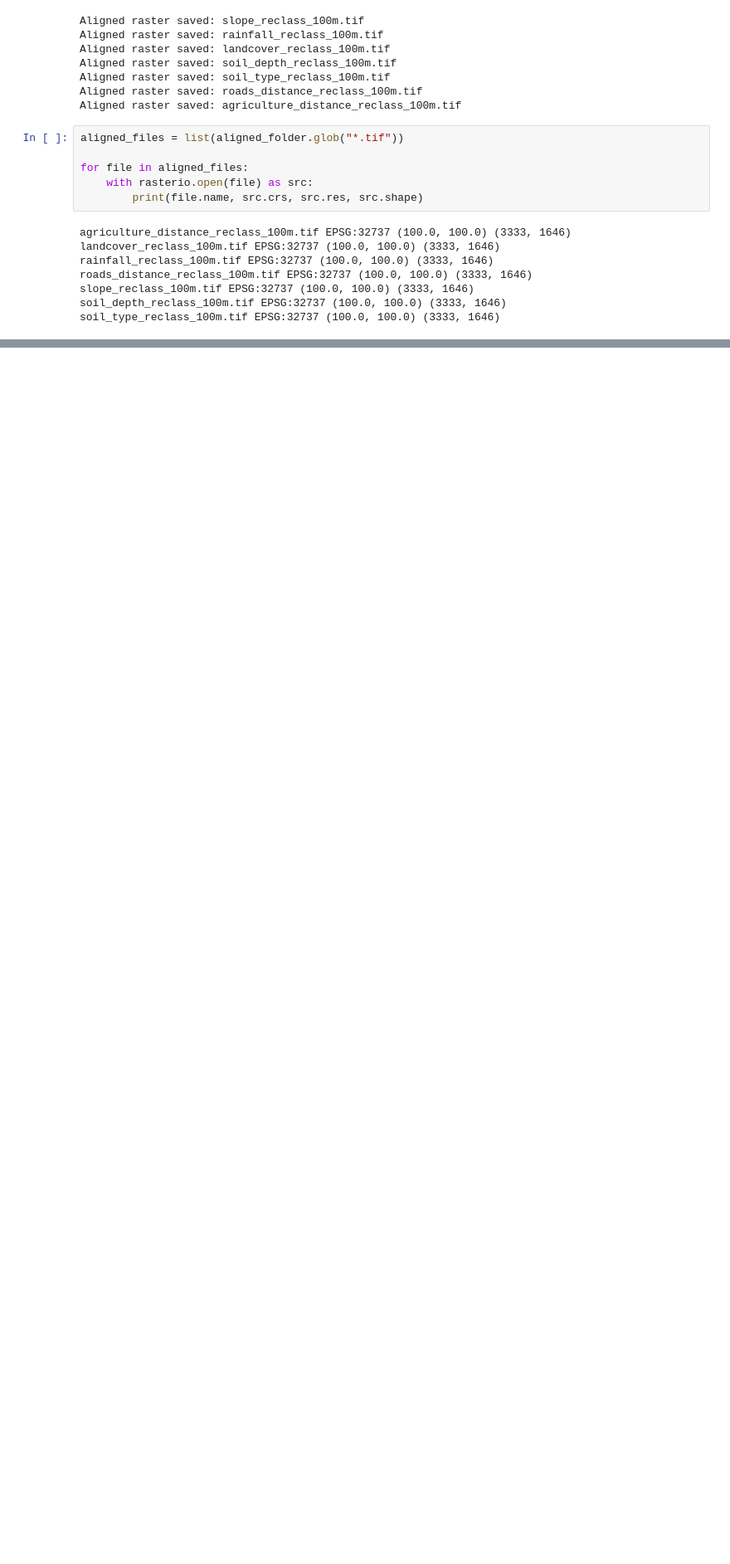
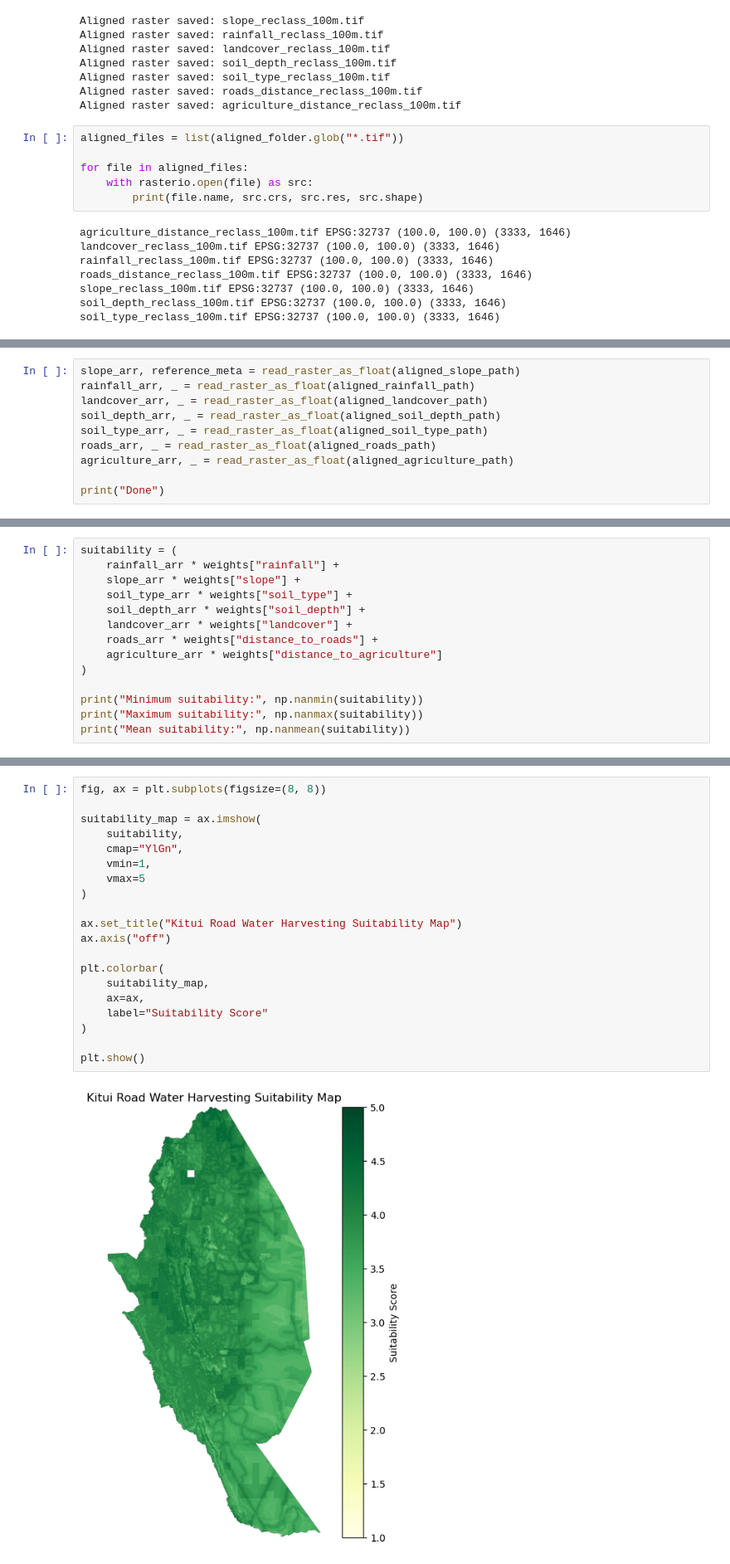
Before and after one commit to CAMSIR/Kitui--RWH-python-postgis, a Jupyter notebook: notebooks/02_raster_data_exploration.ipynb, the cells around one changed output, grey strips where cells are left out. Shown at 83% size. Cells and saved outputs as stored; diff of their text form; blank space fills up the shorter version.

Commit message:
Add final RWH suitability workflow and map

```diff
--- a/notebooks/02_raster_data_exploration.ipynb
+++ b/notebooks/02_raster_data_exploration.ipynb
@@ -1247,0 +1291,10 @@ soil_type_reclass_100m.tif EPSG:32737 (100.0, 100.0) (3333, 1646)
+# %%
+slope_arr, reference_meta = read_raster_as_float(aligned_slope_path)
+rainfall_arr, _ = read_raster_as_float(aligned_rainfall_path)
+landcover_arr, _ = read_raster_as_float(aligned_landcover_path)
+soil_depth_arr, _ = read_raster_as_float(aligned_soil_depth_path)
+soil_type_arr, _ = read_raster_as_float(aligned_soil_type_path)
+roads_arr, _ = read_raster_as_float(aligned_roads_path)
+agriculture_arr, _ = read_raster_as_float(aligned_agriculture_path)
+
+print("Done")
@@ -1247,0 +1317,14 @@ soil_type_reclass_100m.tif EPSG:32737 (100.0, 100.0) (3333, 1646)
+# %%
+suitability = (
+    rainfall_arr * weights["rainfall"] +
+    slope_arr * weights["slope"] +
+    soil_type_arr * weights["soil_type"] +
+    soil_depth_arr * weights["soil_depth"] +
+    landcover_arr * weights["landcover"] +
+    roads_arr * weights["distance_to_roads"] +
+    agriculture_arr * weights["distance_to_agriculture"]
+)
+
+print("Minimum suitability:", np.nanmin(suitability))
+print("Maximum suitability:", np.nanmax(suitability))
+print("Mean suitability:", np.nanmean(suitability))
@@ -1247,0 +1339,22 @@ soil_type_reclass_100m.tif EPSG:32737 (100.0, 100.0) (3333, 1646)
+# %%
+fig, ax = plt.subplots(figsize=(8, 8))
+
+suitability_map = ax.imshow(
+    suitability,
+    cmap="YlGn",
+    vmin=1,
+    vmax=5
+)
+
+ax.set_title("Kitui Road Water Harvesting Suitability Map")
+ax.axis("off")
+
+plt.colorbar(
+    suitability_map,
+    ax=ax,
+    label="Suitability Score"
+)
+
+plt.show()
+# %% [output]
+[figure, added]
```
Also changed, not shown: parts of 24 cells of this notebook, 3 other files.
